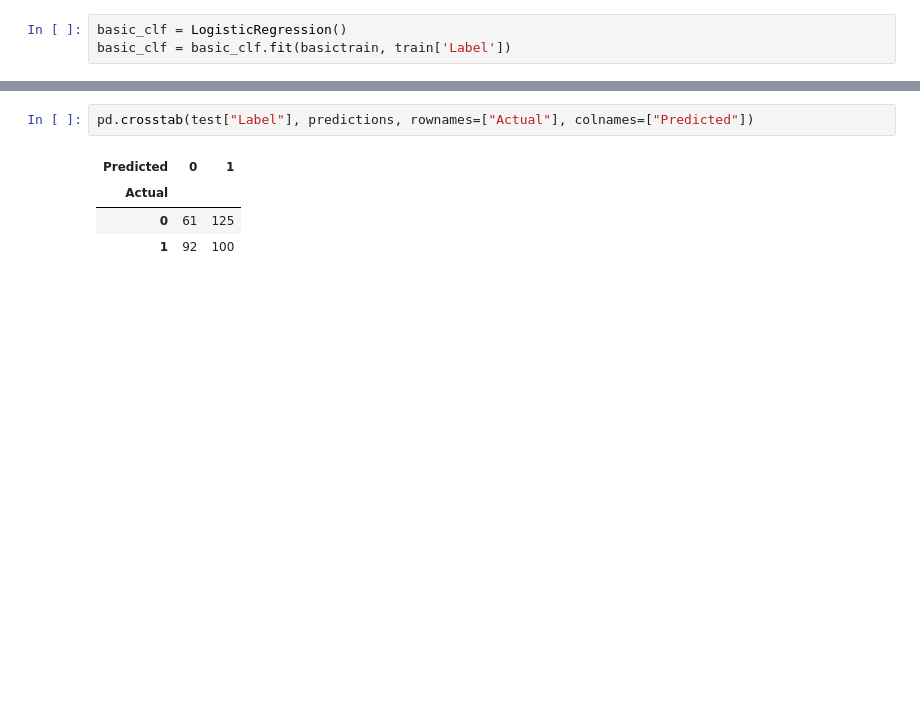
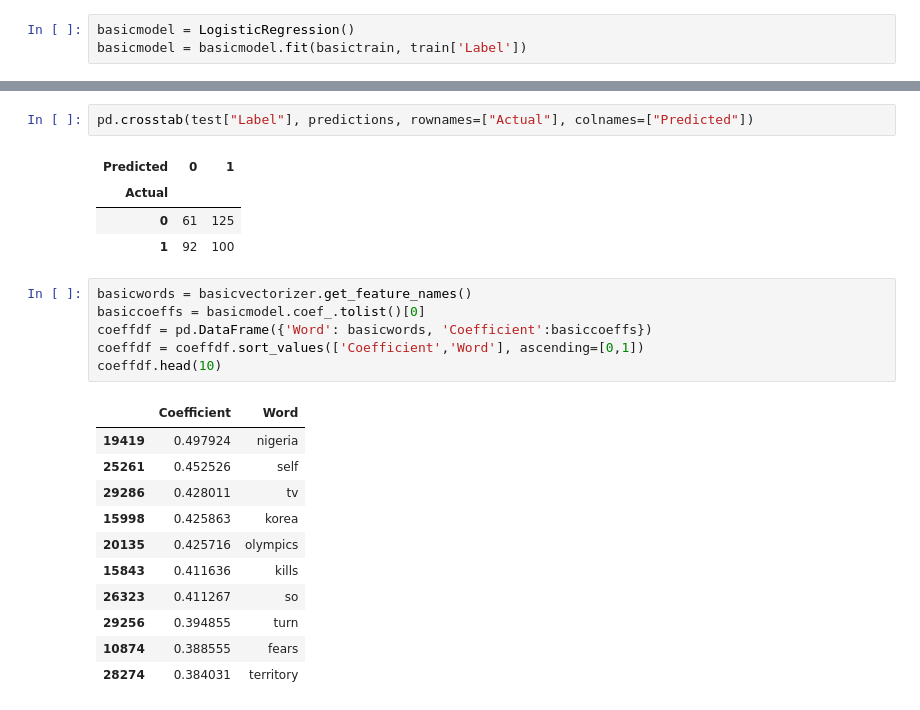
Before and after one commit to theoptips/portfolio, a Jupyter notebook: nlp/NLP_stock.ipynb, the cells around one changed output, grey strips where cells are left out. Saved outputs shown, nothing was run; the diff lists cells and outputs as text; blank space fills up the shorter version.

Commit message:
NLP model data improvement

```diff
--- a/nlp/NLP_stock.ipynb
+++ b/nlp/NLP_stock.ipynb
@@ -83,8 +83,8 @@ matrix([[0, 1, 0, ..., 0, 0, 0],
         [0, 2, 0, ..., 0, 0, 0],
         [0, 0, 0, ..., 0, 0, 0]])
 # %%
-basic_clf = LogisticRegression()
-basic_clf = basic_clf.fit(basictrain, train['Label'])
+basicmodel = LogisticRegression()
+basicmodel = basicmodel.fit(basictrain, train['Label'])
 # %%
 testheadlines = []
 for row in range(0, len(test.index)):
@@ -98,3 +98,21 @@ pd.crosstab(test["Label"], predictions, rownames=["Actual"], colnames=["Predicte
 | Actual |  |  |
 | 0 | 61 | 125 |
 | 1 | 92 | 100 |
+# %%
+basicwords = basicvectorizer.get_feature_names()
+basiccoeffs = basicmodel.coef_.tolist()[0]
+coeffdf = pd.DataFrame({'Word': basicwords, 'Coefficient':basiccoeffs})
+coeffdf = coeffdf.sort_values(['Coefficient','Word'], ascending=[0,1])
+coeffdf.head(10)
+# %% [output]
+|  | Coefficient | Word |
+| 19419 | 0.497924 | nigeria |
+| 25261 | 0.452526 | self |
+| 29286 | 0.428011 | tv |
+| 15998 | 0.425863 | korea |
+| 20135 | 0.425716 | olympics |
+| 15843 | 0.411636 | kills |
+| 26323 | 0.411267 | so |
+| 29256 | 0.394855 | turn |
+| 10874 | 0.388555 | fears |
+| 28274 | 0.384031 | territory |
```
Also changed, not shown: parts of 11 cells of this notebook.
